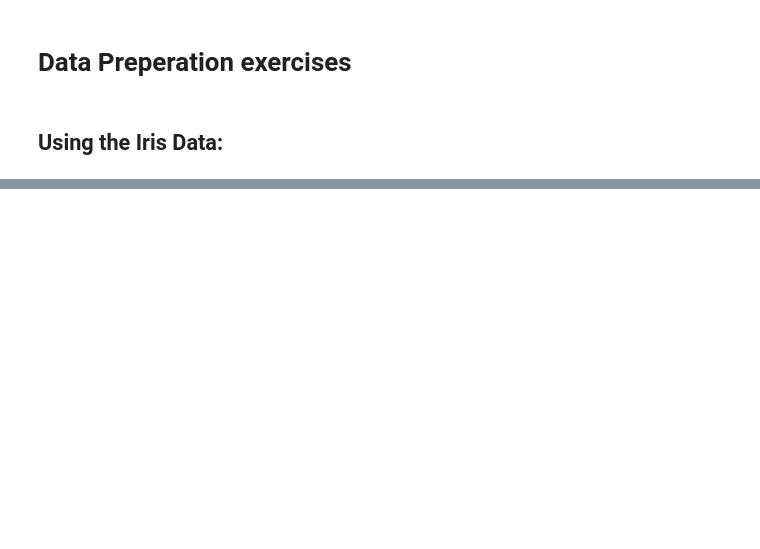
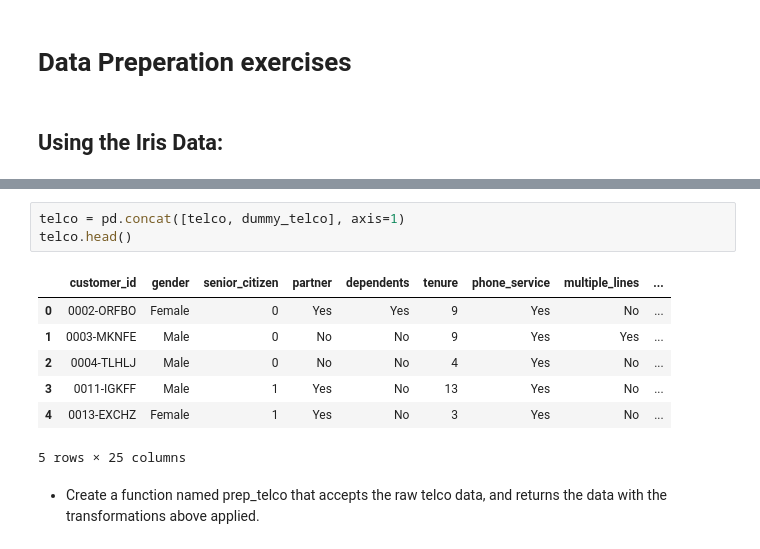
Before and after one commit to GladyBarrios/classification-exercises, a Jupyter notebook: classification_exercises.ipynb, the cells around one changed output, grey strips where cells are left out. Saved outputs shown, nothing was run; the diff lists cells and outputs as text; blank space fills up the shorter version.

```diff
--- a/classification_exercises.ipynb
+++ b/classification_exercises.ipynb
@@ -474,0 +407,13 @@ iris
+# %%
+telco = pd.concat([telco, dummy_telco], axis=1)
+telco.head()
+# %% [output]
+|  | customer_id | gender | senior_citizen | partner | dependents | tenure | phone_service | multiple_lines | ... |
+| 0 | 0002-ORFBO | Female | 0 | Yes | Yes | 9 | Yes | No | ... |
+| 1 | 0003-MKNFE | Male | 0 | No | No | 9 | Yes | Yes | ... |
+| 2 | 0004-TLHLJ | Male | 0 | No | No | 4 | Yes | No | ... |
+| 3 | 0011-IGKFF | Male | 1 | Yes | No | 13 | Yes | No | ... |
+| 4 | 0013-EXCHZ | Female | 1 | Yes | No | 3 | Yes | No | ... |
+5 rows × 25 columns
+# %% [markdown]
+- Create a function named prep_telco that accepts the raw telco data, and returns the data with the transformations above applied.
```
Also changed, not shown: parts of 69 cells of this notebook, 1 other file.
